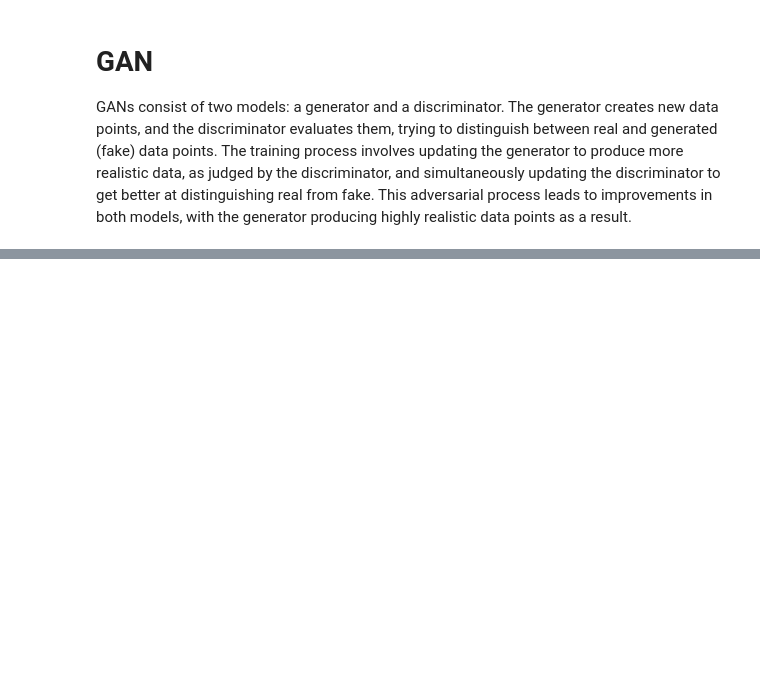
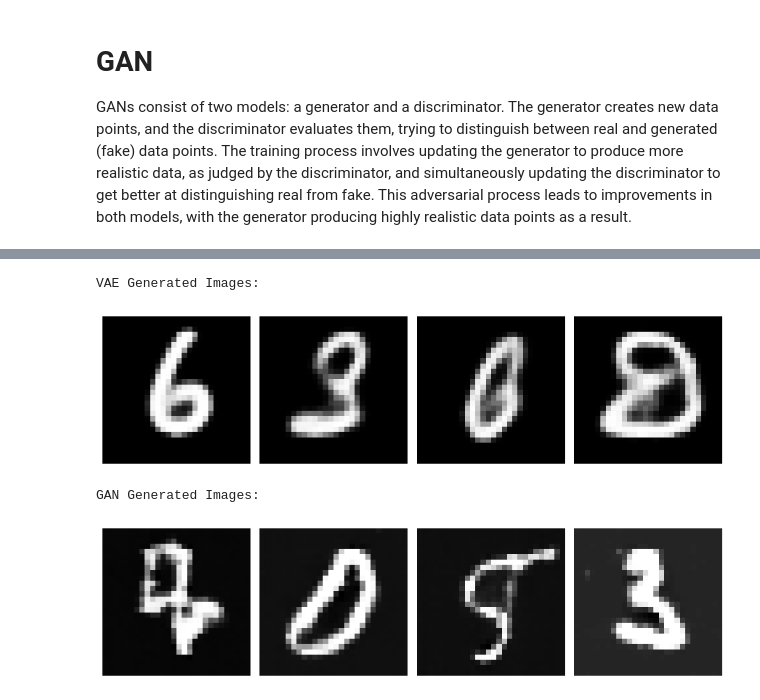
Before and after one commit to sehbeygi79/GAN-VAE, a Jupyter notebook: GAN-VAE.ipynb, the cells around one changed output, grey strips where cells are left out. Saved outputs shown, nothing was run; the diff lists cells and outputs as text; code cells hidden in the pictures; blank space fills up the shorter version.

Commit message:
vae loss changed, comparison section added

```diff
--- a/GAN-VAE.ipynb
+++ b/GAN-VAE.ipynb
@@ -594,0 +617,40 @@ Use validation dataset to plot and compare the results of your trained models.
+# %%
+# TODO
+# Comparison of the generated images
+
+num_samples = 4
+vae_z_samples = torch.randn(num_samples, 32, device=DEVICE)
+gan_z_samples = torch.randn(num_samples, 64, 1, 1, device=DEVICE)
+
+with torch.no_grad():
+    vae_recon_images = vae_model.decoder(vae_z_samples)
+    gan_recon_images = generator_model(gan_z_samples)
+
+print("VAE Generated Images:")
+plt.figure(figsize=(10, 60))
+for i in range(num_samples):
+    plt.subplot(1, num_samples, i + 1)
+    plt.axis("off")
+    plt.imshow(
+        vae_recon_images[i].detach().cpu().reshape(28, 28),
+        cmap="gray",
+    )
+    plt.tight_layout()
+plt.show()
+
+print("GAN Generated Images:")
+plt.figure(figsize=(10, 60))
+for i in range(num_samples):
+    plt.subplot(1, num_samples, i + 1)
+    plt.axis("off")
+    plt.imshow(
+        gan_recon_images[i].detach().cpu().reshape(28, 28),
+        cmap="gray",
+    )
+    plt.tight_layout()
+plt.show()
+# %% [output]
+VAE Generated Images:
+[figure, added]
+GAN Generated Images:
+[figure, added]
```
Also changed, not shown: parts of 12 cells of this notebook.
